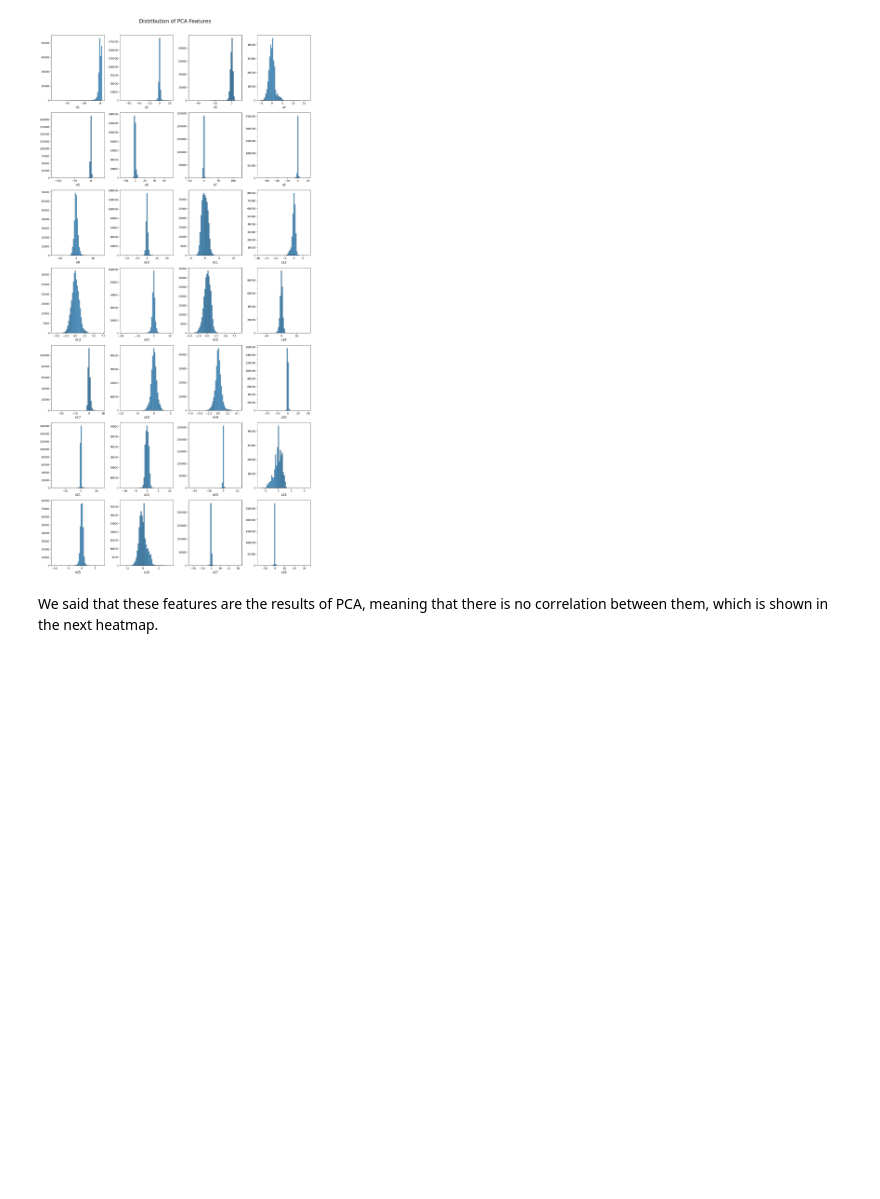
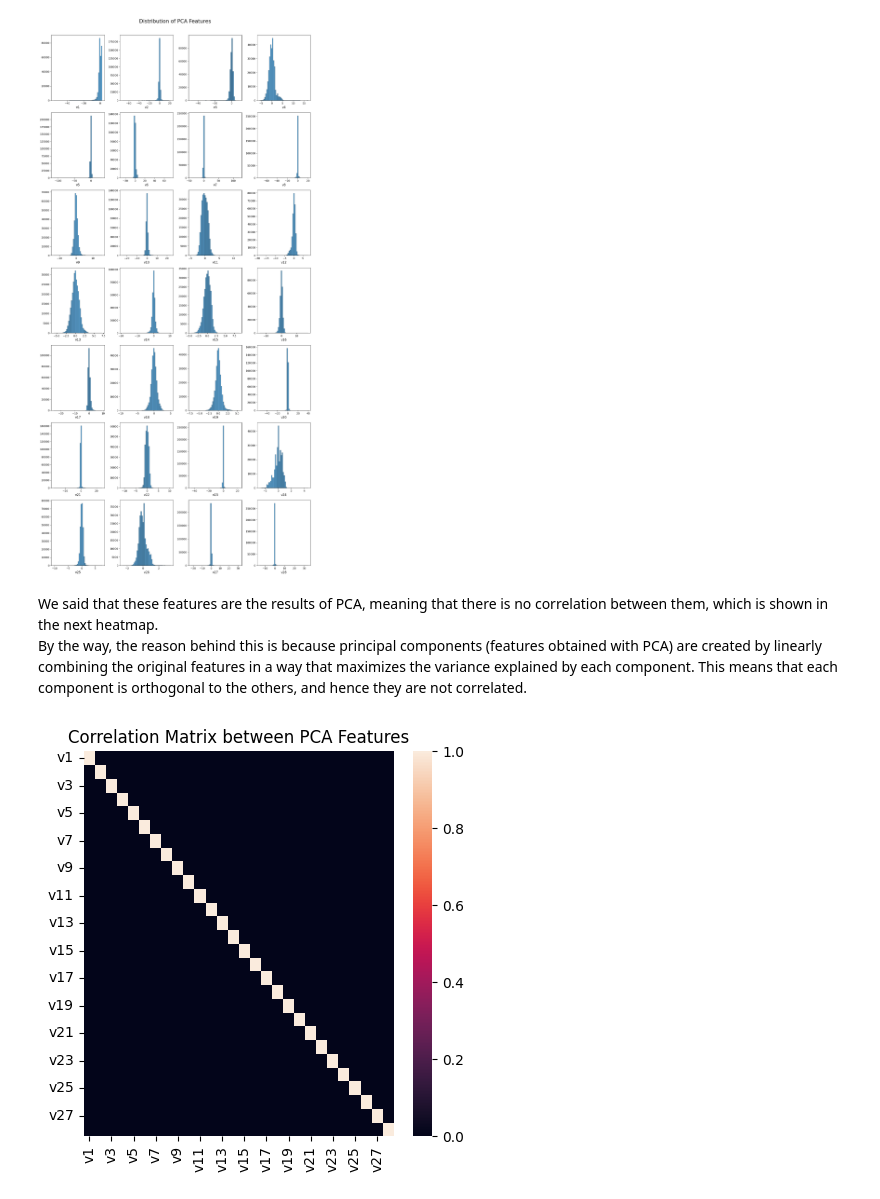
Before and after one commit to mnijadi/creditcard-fraud-detection, a Jupyter notebook: notebooks/creditcard.ipynb, the cells around one changed output. Cells and saved outputs as stored; diff of their text form; code cells hidden in the pictures; blank space fills up the shorter version.

Commit message:
Expore and Explain data

```diff
--- a/notebooks/creditcard.ipynb
+++ b/notebooks/creditcard.ipynb
@@ -92,13 +128,13 @@ Here are a few remarks:
 - We can notice the existence of outliers in the data.
 # %%
 # list of pca features
-PCA_feature = [f'v{i}' for i in range(1, 29)]
+PCA_features = [f'v{i}' for i in range(1, 29)]
 
 # create a 7x4 grid of subplots
 fig, ax = plt.subplots(7, 4, figsize=(15, 30))
 
 # plot the distribution of each pca feature
-for i, feature in enumerate(PCA_feature):
+for i, feature in enumerate(PCA_features):
     row = i//4
     col = i%4
     sns.histplot(data[feature], ax=ax[row, col], bins=50)
@@ -113,3 +149,13 @@ plt.show()
 [figure]
 # %% [markdown]
 We said that these features are the results of PCA, meaning that there is no correlation between them, which is shown in the next heatmap.
+By the way, the reason behind this is because principal components (features obtained with PCA) are created by linearly combining the original features in a way that maximizes the variance explained by each component. This means that each component is orthogonal to the others, and hence they are not correlated.
+# %%
+# correlation matrix between the PCA features
+
+sns.heatmap(data[PCA_features].corr())
+plt.title('Correlation Matrix between PCA Features')
+plt.yticks(rotation=0)
+plt.show()
+# %% [output]
+[figure, added]
```
Also changed, not shown: parts of 14 cells of this notebook.
